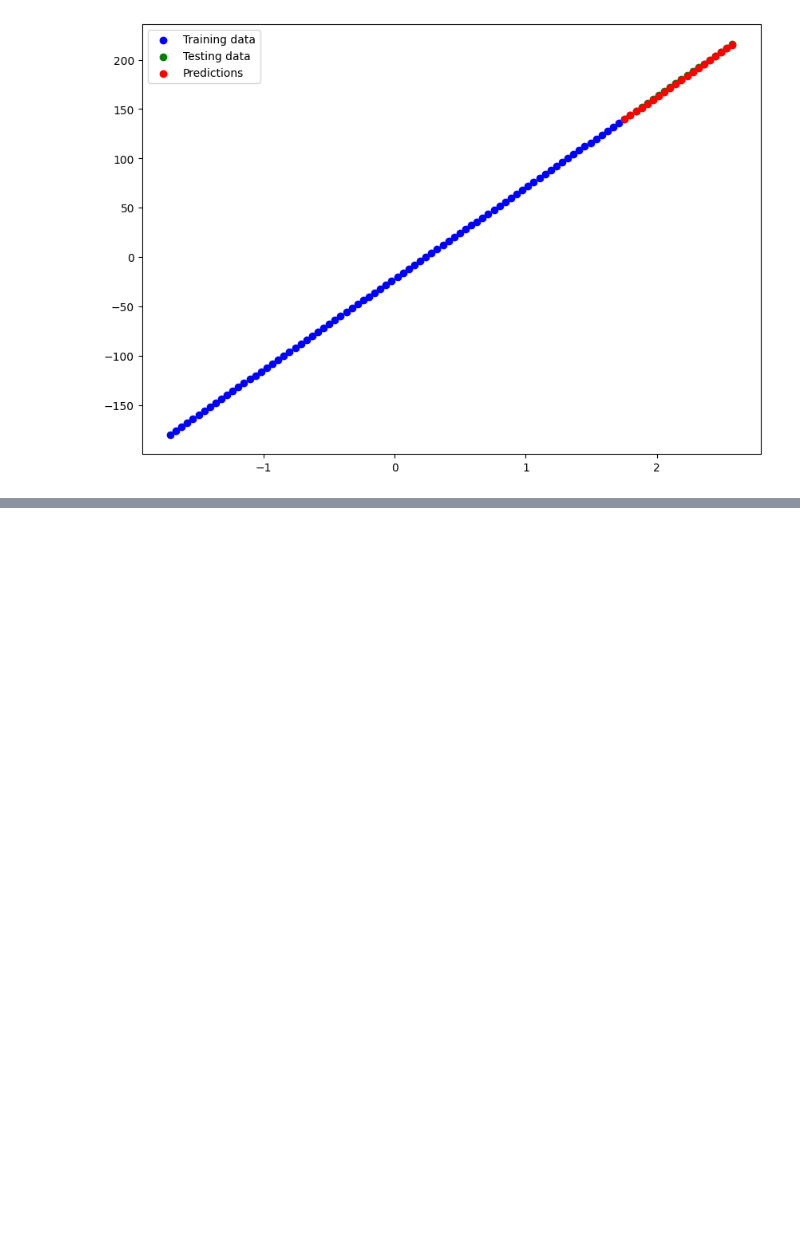
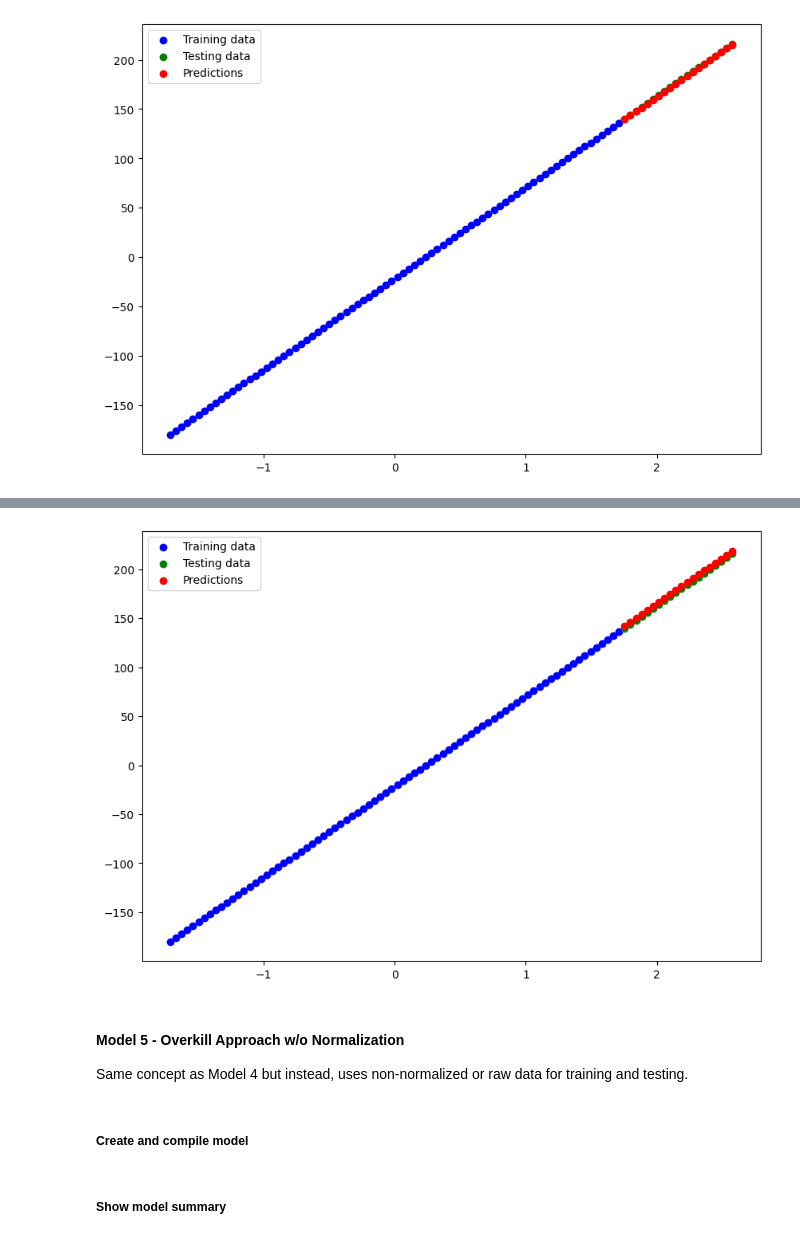
Before and after one commit to roob32/Personal-Notes, a Jupyter notebook: Supplementary Materials for ML/Assessments/Assessment1.ipynb, the cells around one changed output, grey strips where cells are left out. Drawn from its saved outputs; the diff is of its cells as text; code cells hidden in the pictures; blank space fills up the shorter version.

```diff
--- a/Supplementary Materials for ML/Assessments/Assessment1.ipynb
+++ b/Supplementary Materials for ML/Assessments/Assessment1.ipynb
@@ -411,0 +512,8 @@ pltpred(x_train_scaled, y_train,
+# %%
+pred4 = model4.predict(x_test_scaled)
+
+pltpred(x_train_scaled, y_train,
+        x_test_scaled, y_test,
+        pred4
+        )
+# %% [output]
@@ -411,0 +521,7 @@ pltpred(x_train_scaled, y_train,
+[figure, added]
+# %% [markdown]
+#### **Model 5 - Overkill Approach w/o Normalization**
+
+Same concept as Model 4 but instead, uses non-normalized or raw data for training and testing.
+# %% [markdown]
+##### Create and compile model
@@ -411,0 +541,2 @@ pltpred(x_train_scaled, y_train,
+# %% [markdown]
+##### Show model summary
```
Also changed, not shown: parts of 89 cells of this notebook.
